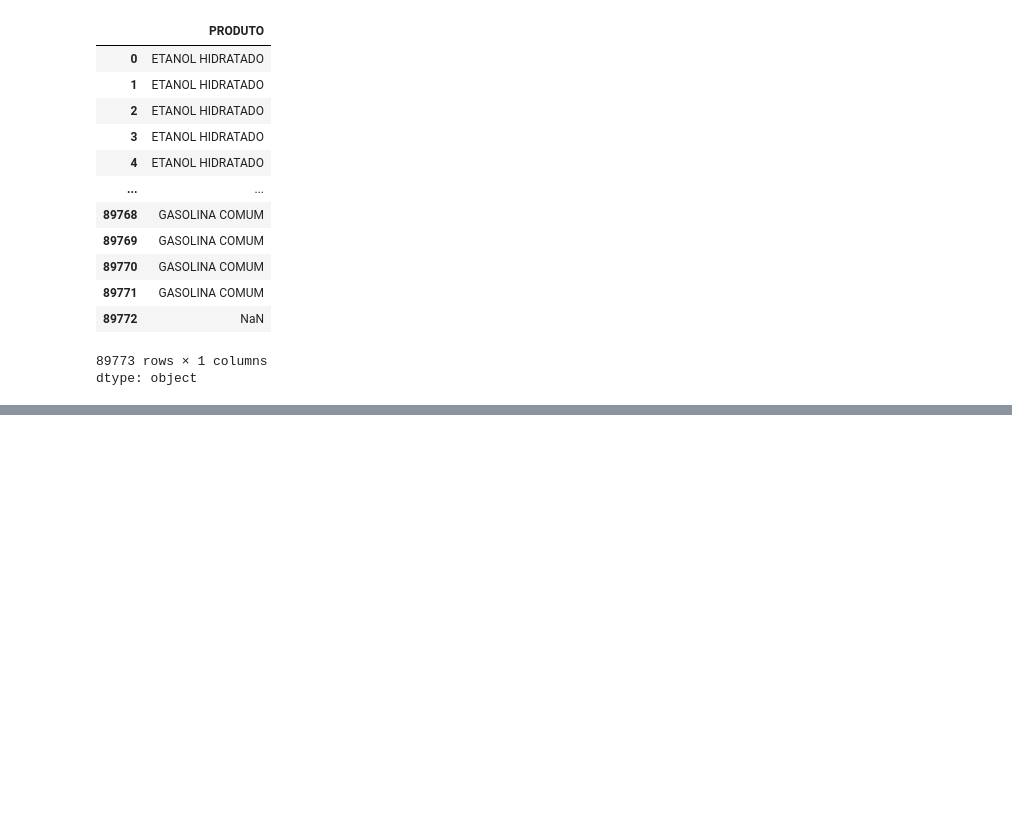
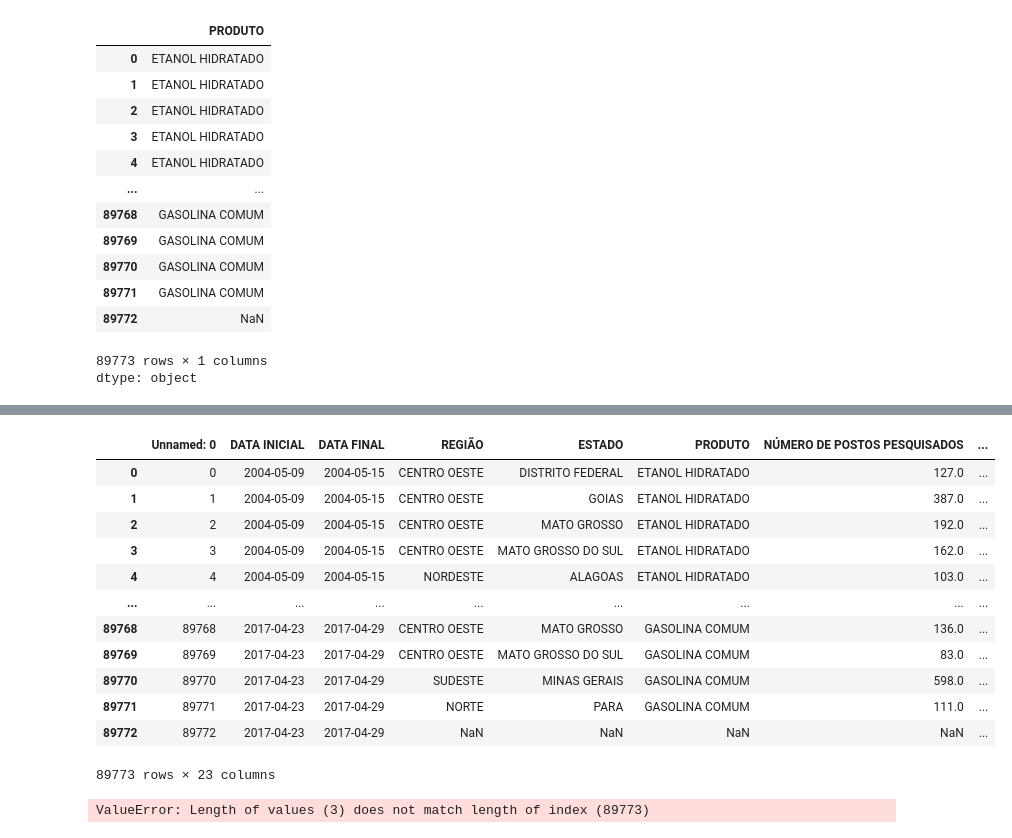
Before and after one commit to Guilherme0202PM/TreinamentoDados, a Jupyter notebook: Semana04/Section02/Pandas.ipynb, the cells around one changed output, grey strips where cells are left out. Cells and saved outputs as stored; diff of their text form; code cells hidden in the pictures; blank space fills up the shorter version.

```diff
--- a/Semana04/Section02/Pandas.ipynb
+++ b/Semana04/Section02/Pandas.ipynb
@@ -357,0 +452,24 @@ dtype: object
+# %%
+data['coluna a partir de lista'] = range(data.shape[0])
+# %%
+data
+# %% [output]
+|  | Unnamed: 0 | DATA INICIAL | DATA FINAL | REGIÃO | ESTADO | PRODUTO | NÚMERO DE POSTOS PESQUISADOS | ... |
+| 0 | 0 | 2004-05-09 | 2004-05-15 | CENTRO OESTE | DISTRITO FEDERAL | ETANOL HIDRATADO | 127.0 | ... |
+| 1 | 1 | 2004-05-09 | 2004-05-15 | CENTRO OESTE | GOIAS | ETANOL HIDRATADO | 387.0 | ... |
+| 2 | 2 | 2004-05-09 | 2004-05-15 | CENTRO OESTE | MATO GROSSO | ETANOL HIDRATADO | 192.0 | ... |
+| 3 | 3 | 2004-05-09 | 2004-05-15 | CENTRO OESTE | MATO GROSSO DO SUL | ETANOL HIDRATADO | 162.0 | ... |
+| 4 | 4 | 2004-05-09 | 2004-05-15 | NORDESTE | ALAGOAS | ETANOL HIDRATADO | 103.0 | ... |
+| ... | ... | ... | ... | ... | ... | ... | ... | ... |
+| 89768 | 89768 | 2017-04-23 | 2017-04-29 | CENTRO OESTE | MATO GROSSO | GASOLINA COMUM | 136.0 | ... |
+| 89769 | 89769 | 2017-04-23 | 2017-04-29 | CENTRO OESTE | MATO GROSSO DO SUL | GASOLINA COMUM | 83.0 | ... |
+| 89770 | 89770 | 2017-04-23 | 2017-04-29 | SUDESTE | MINAS GERAIS | GASOLINA COMUM | 598.0 | ... |
+| 89771 | 89771 | 2017-04-23 | 2017-04-29 | NORTE | PARA | GASOLINA COMUM | 111.0 | ... |
+| 89772 | 89772 | 2017-04-23 | 2017-04-29 | NaN | NaN | NaN | NaN | ... |
+89773 rows × 23 columns
+# %%
+# não funciona pq a quantidade de elementos da lista (a serem atribuídos a nova coluna) é diferente
+# da quantidade de linhas do dataframe
+data['nao funciona'] = [1, 2, 3]
+# %% [output]
+ValueError: Length of values (3) does not match length of index (89773)
```
Also changed, not shown: parts of 13 cells of this notebook.
